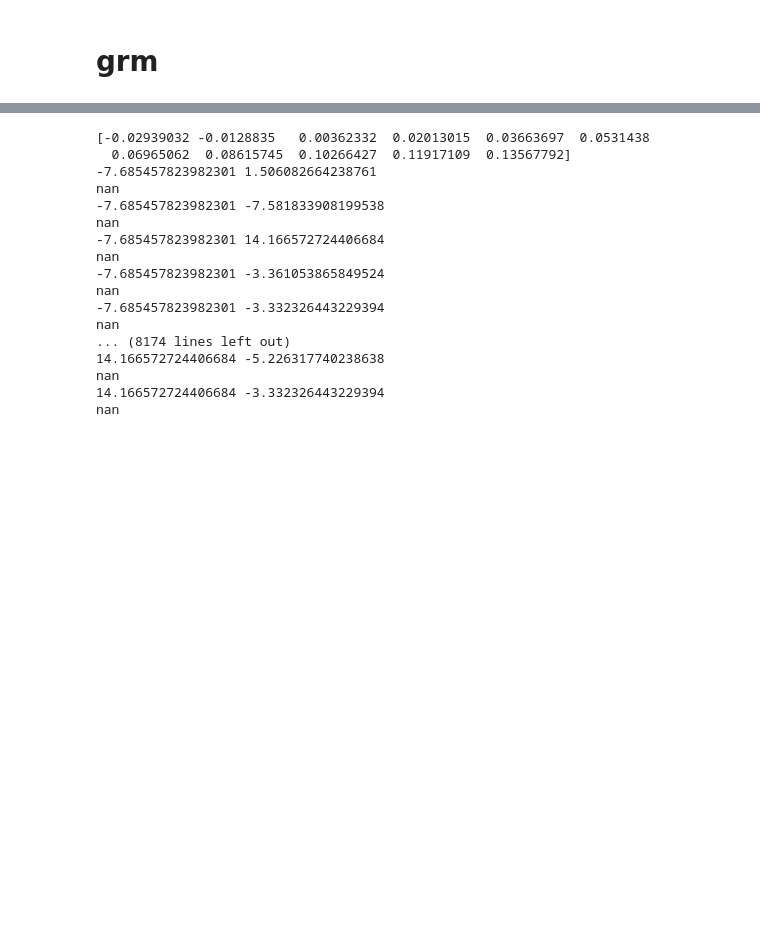
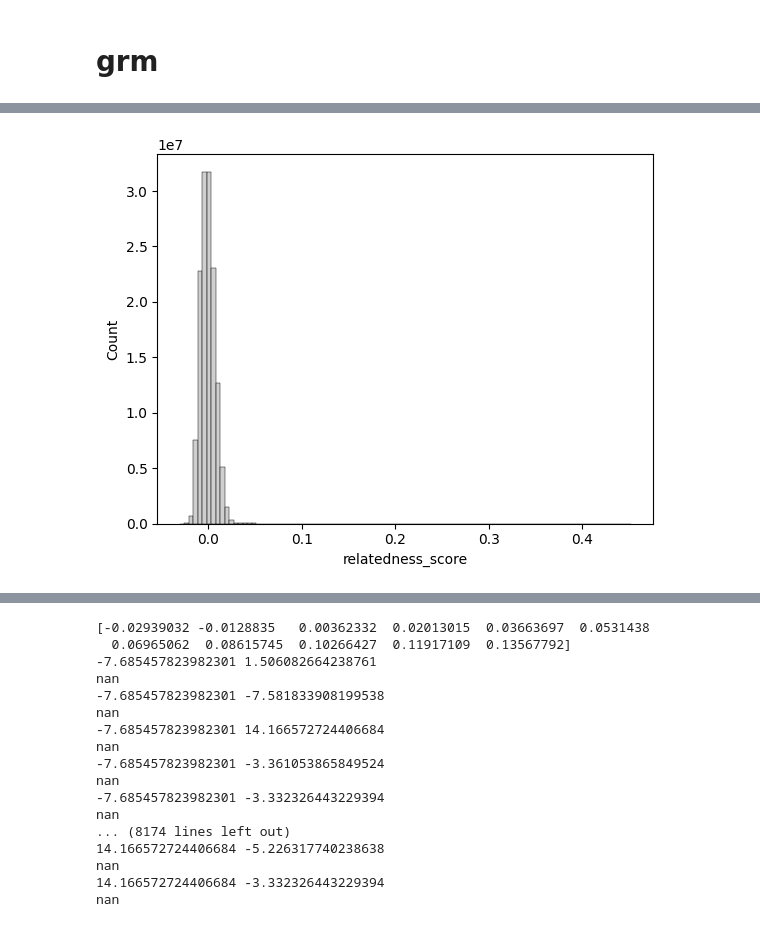
Before and after one commit to christacaggiano/heritability, a Jupyter notebook: gcta.ipynb, the cells around one changed output, grey strips where cells are left out. Cells and saved outputs as stored; diff of their text form; code cells hidden in the pictures; blank space fills up the shorter version.

```diff
--- a/gcta.ipynb
+++ b/gcta.ipynb
@@ -113,0 +120,15 @@ bmi[["IID", "bmi"]].replace({np.nan:0}).to_csv("bmi_sample.txt", sep="\t", index
+# %%
+df_flattened = df_flattened[df_flattened["sample_i"] != df_flattened["sample_j"]]
+# %%
+df_flattened["sample_i"] = df_flattened["sample_i"].astype(str)
+df_flattened["sample_j"] = df_flattened["sample_j"].astype(str)
+# %%
+df_flattened = df_flattened.merge(bmi_sample, left_on="sample_i", right_on=0).rename(columns={"bmi":"bmi_sample_i"}).drop([0], axis=1)
+df_flattened = df_flattened.merge(bmi_sample, left_on="sample_j", right_on=0).rename(columns={"bmi":"bmi_sample_j"}).drop([0], axis=1)
+# %%
+df_flattened = df_flattened.dropna()
+# %%
+sns.histplot(x="relatedness_score", data=df_flattened, bins=100, color=palette[5])
+plt.show()
+# %% [output]
+[figure, added]
```
Also changed, not shown: parts of 26 cells of this notebook, 2 other files.
